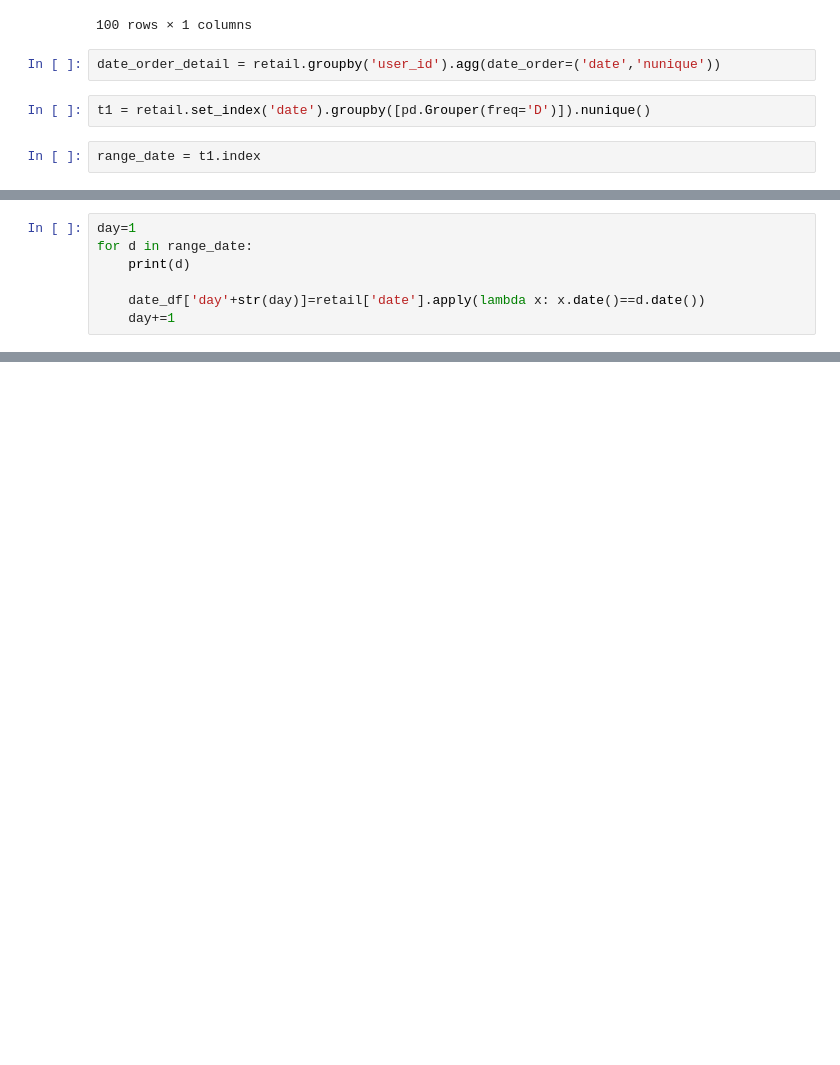
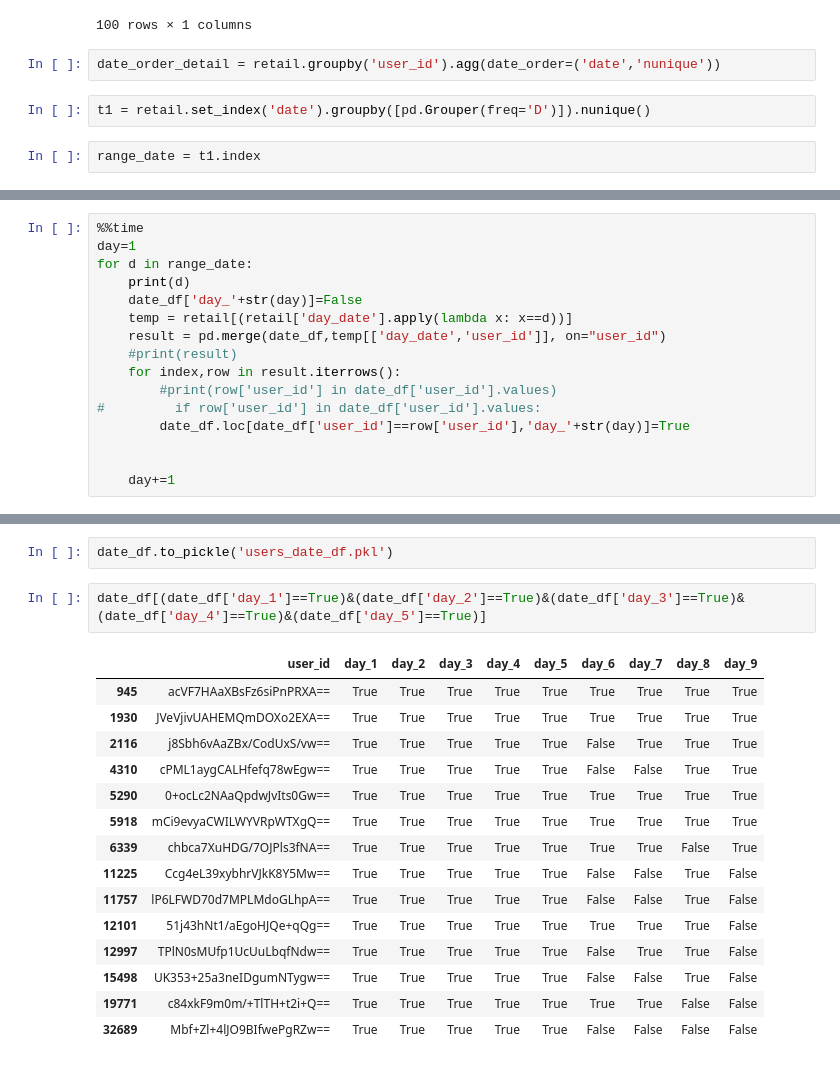
Before and after one commit to mhsharifi96/DigiKalaDataAnalysis, a Jupyter notebook: code/discovering.ipynb, the cells around one changed output, grey strips where cells are left out. Saved outputs shown, nothing was run; the diff lists cells and outputs as text; blank space fills up the shorter version.

```diff
--- a/code/discovering.ipynb
+++ b/code/discovering.ipynb
@@ -402,7 +385,0 @@ date_df
-# %%
-day=1
-for d in range_date:
-    print(d)
-
-    date_df['day'+str(day)]=retail['date'].apply(lambda x: x.date()==d.date())
-    day+=1
@@ -440,0 +386,16 @@ date
+# %%
+%%time
+day=1
+for d in range_date:
+    print(d)
+    date_df['day_'+str(day)]=False
+    temp = retail[(retail['day_date'].apply(lambda x: x==d))]
+    result = pd.merge(date_df,temp[['day_date','user_id']], on="user_id")
+    #print(result)
+    for index,row in result.iterrows():
+        #print(row['user_id'] in date_df['user_id'].values)
+#         if row['user_id'] in date_df['user_id'].values:
+        date_df.loc[date_df['user_id']==row['user_id'],'day_'+str(day)]=True
+
+
+    day+=1
@@ -440,0 +413,20 @@ date
+# %%
+date_df.to_pickle('users_date_df.pkl')
+# %%
+date_df[(date_df['day_1']==True)&(date_df['day_2']==True)&(date_df['day_3']==True)&(date_df['day_4']==True)&(date_df['day_5']==True)]
+# %% [output]
+|  | user_id | day_1 | day_2 | day_3 | day_4 | day_5 | day_6 | day_7 | day_8 | day_9 |
+| 945 | acVF7HAaXBsFz6siPnPRXA== | True | True | True | True | True | True | True | True | True |
+| 1930 | JVeVjivUAHEMQmDOXo2EXA== | True | True | True | True | True | True | True | True | True |
+| 2116 | j8Sbh6vAaZBx/CodUxS/vw== | True | True | True | True | True | False | True | True | True |
+| 4310 | cPML1aygCALHfefq78wEgw== | True | True | True | True | True | False | False | True | True |
+| 5290 | 0+ocLc2NAaQpdwJvIts0Gw== | True | True | True | True | True | True | True | True | True |
+| 5918 | mCi9evyaCWILWYVRpWTXgQ== | True | True | True | True | True | True | True | True | True |
+| 6339 | chbca7XuHDG/7OJPls3fNA== | True | True | True | True | True | True | True | False | True |
+| 11225 | Ccg4eL39xybhrVJkK8Y5Mw== | True | True | True | True | True | False | False | True | False |
+| 11757 | lP6LFWD70d7MPLMdoGLhpA== | True | True | True | True | True | False | False | True | False |
+| 12101 | 51j43hNt1/aEgoHJQe+qQg== | True | True | True | True | True | True | True | True | False |
+| 12997 | TPlN0sMUfp1UcUuLbqfNdw== | True | True | True | True | True | False | True | True | False |
+| 15498 | UK353+25a3neIDgumNTygw== | True | True | True | True | True | False | False | True | False |
+| 19771 | c84xkF9m0m/+TlTH+t2i+Q== | True | True | True | True | True | True | True | False | False |
+| 32689 | Mbf+Zl+4lJO9BIfwePgRZw== | True | True | True | True | True | False | False | False | False |
```
Also changed, not shown: parts of 11 cells of this notebook, 1 other file.
